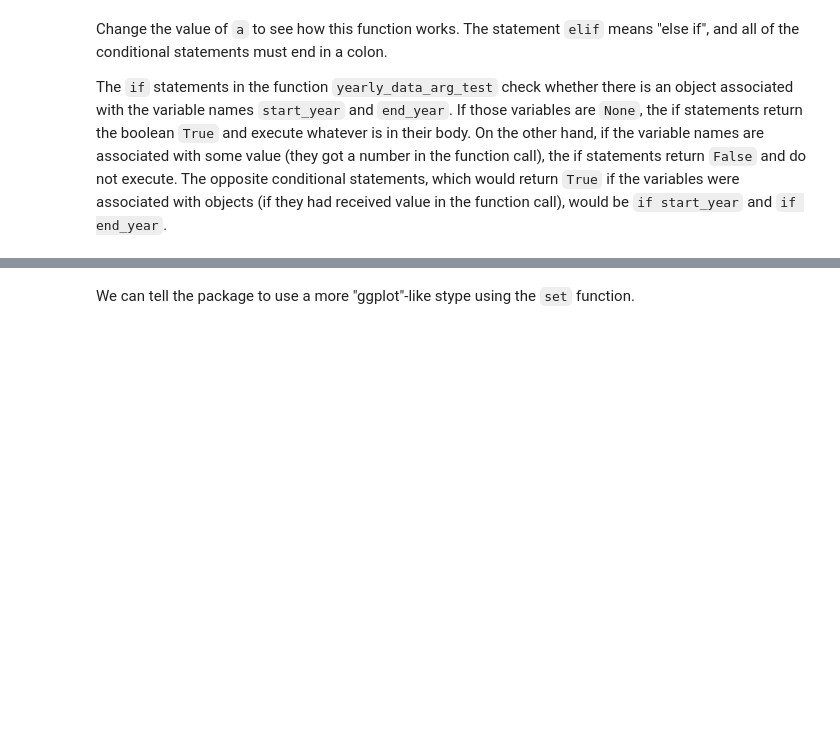
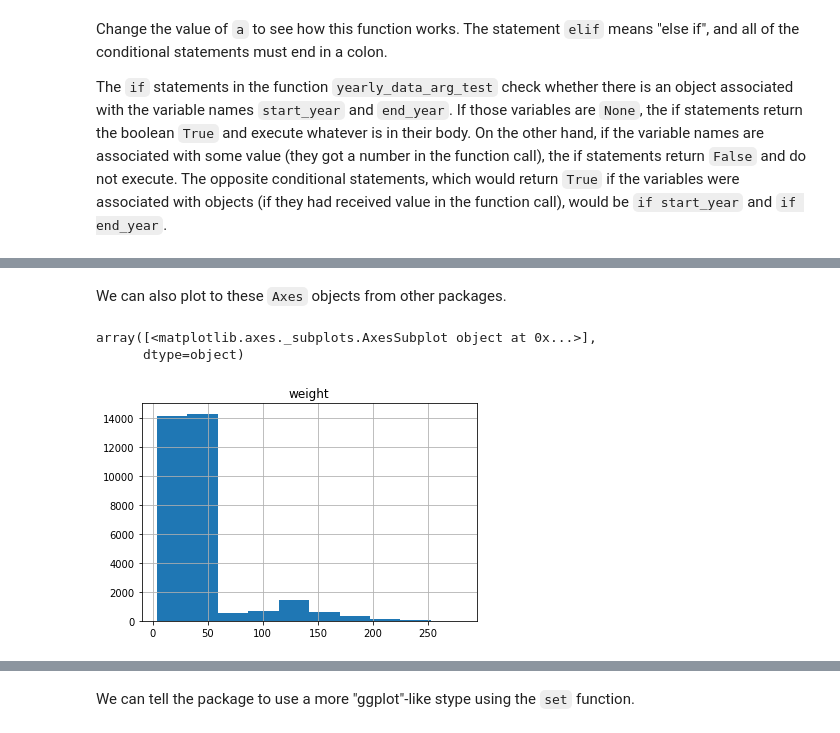
Before and after one commit to darcyabjones/resbaz-perth-2019-python, a Jupyter notebook: intro_to_python_answers.ipynb, the cells around one changed output, grey strips where cells are left out. Drawn from its saved outputs; the diff is of its cells as text; code cells hidden in the pictures; blank space fills up the shorter version.

```diff
--- a/intro_to_python_answers.ipynb
+++ b/intro_to_python_answers.ipynb
@@ -2031,0 +1856,9 @@ import seaborn as sns
+# %% [markdown]
+We can also plot to these `Axes` objects from other packages.
+# %%
+fig, ax = plt.subplots()
+surveys_df.hist("weight", ax=ax)
+# %% [output]
+array([<matplotlib.axes._subplots.AxesSubplot object at 0x...>],
+      dtype=object)
+[figure, added]
```
Also changed, not shown: parts of 318 cells of this notebook.
